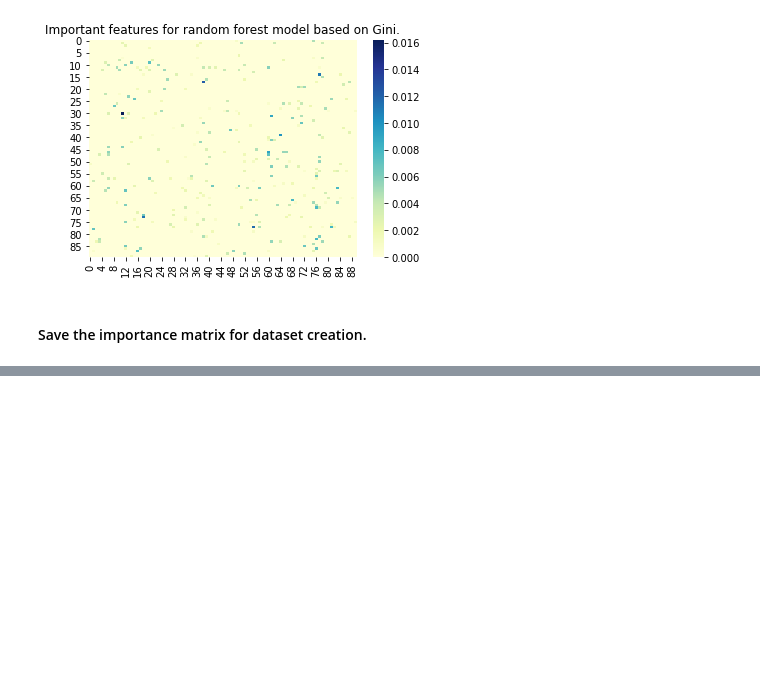
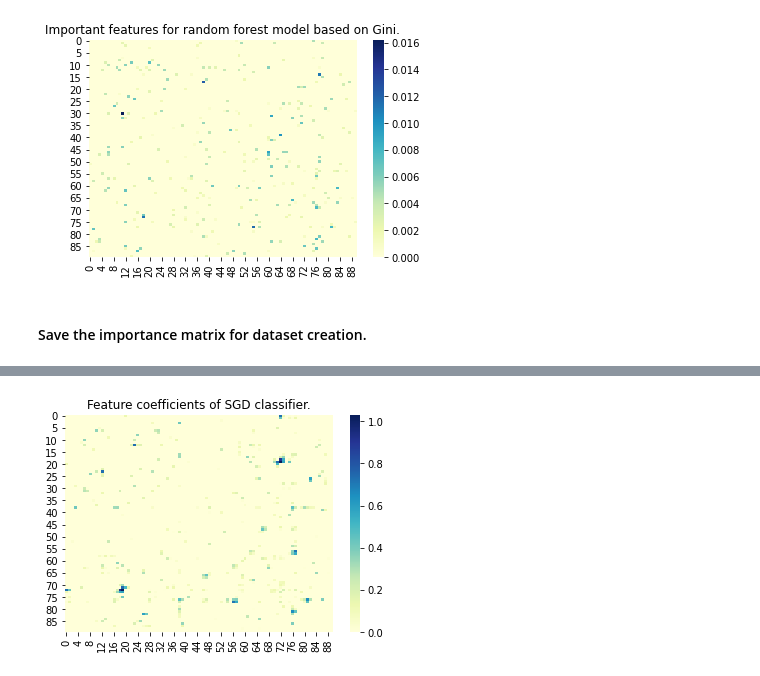
Before and after one commit to janarez/brain-connectivity, a Jupyter notebook: notebooks_gcn/standard-ml.ipynb, the cells around one changed output, grey strips where cells are left out. Saved outputs shown, nothing was run; the diff lists cells and outputs as text; code cells hidden in the pictures; blank space fills up the shorter version.

```diff
--- a/notebooks_gcn/standard-ml.ipynb
+++ b/notebooks_gcn/standard-ml.ipynb
@@ -275,0 +280,4 @@ with open(f'{PICKLE_FOLDER}/gini-importance-matrix.pickle', 'wb') as f:
+# %%
+# Best SGD from above with std < 10 %.
+eln = SGDClassifier(alpha=0.01, l1_ratio=0.5, loss='log', max_iter=20000, penalty='elasticnet')
+eln.fit(X_train, y_train)
@@ -275,0 +287,6 @@ with open(f'{PICKLE_FOLDER}/gini-importance-matrix.pickle', 'wb') as f:
+# %%
+sns.heatmap(np.abs(np.reshape(eln.coef_, (total_brain_regions, total_brain_regions))), cmap="YlGnBu")
+plt.title(f"Feature coefficients of SGD classifier.")
+plt.show()
+# %% [output]
+[figure, added]
```
Also changed, not shown: parts of 6 cells of this notebook, 1 other file.
